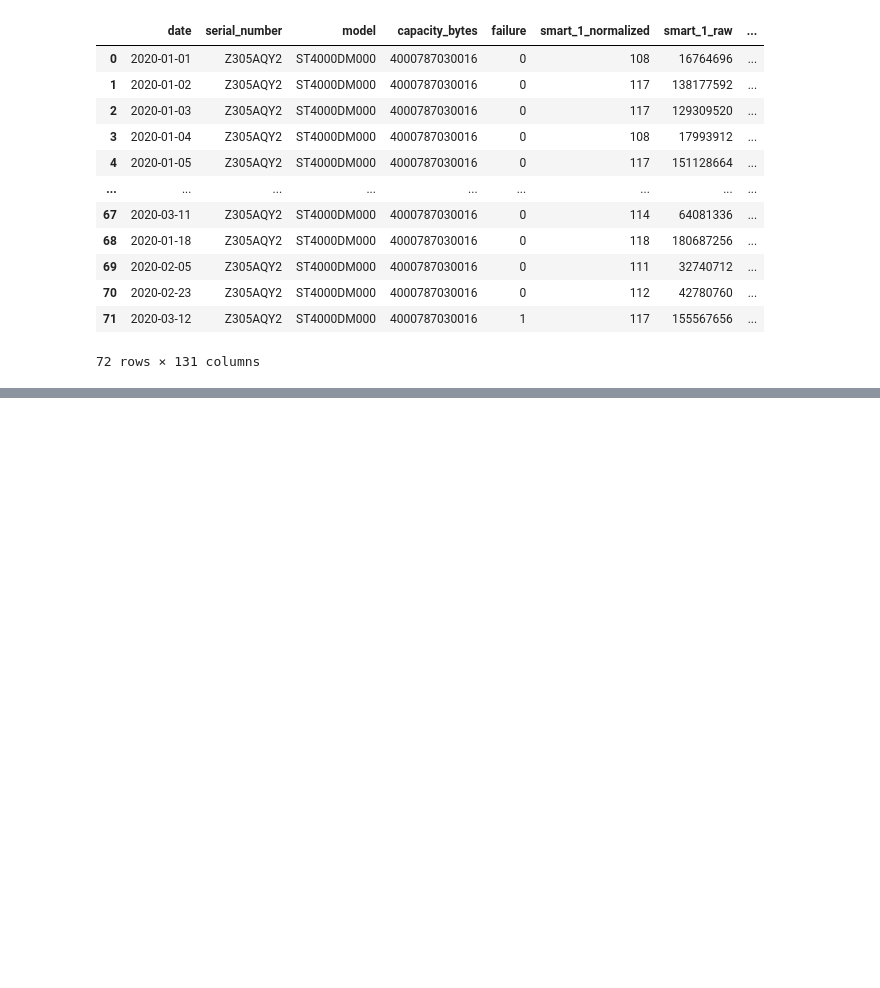
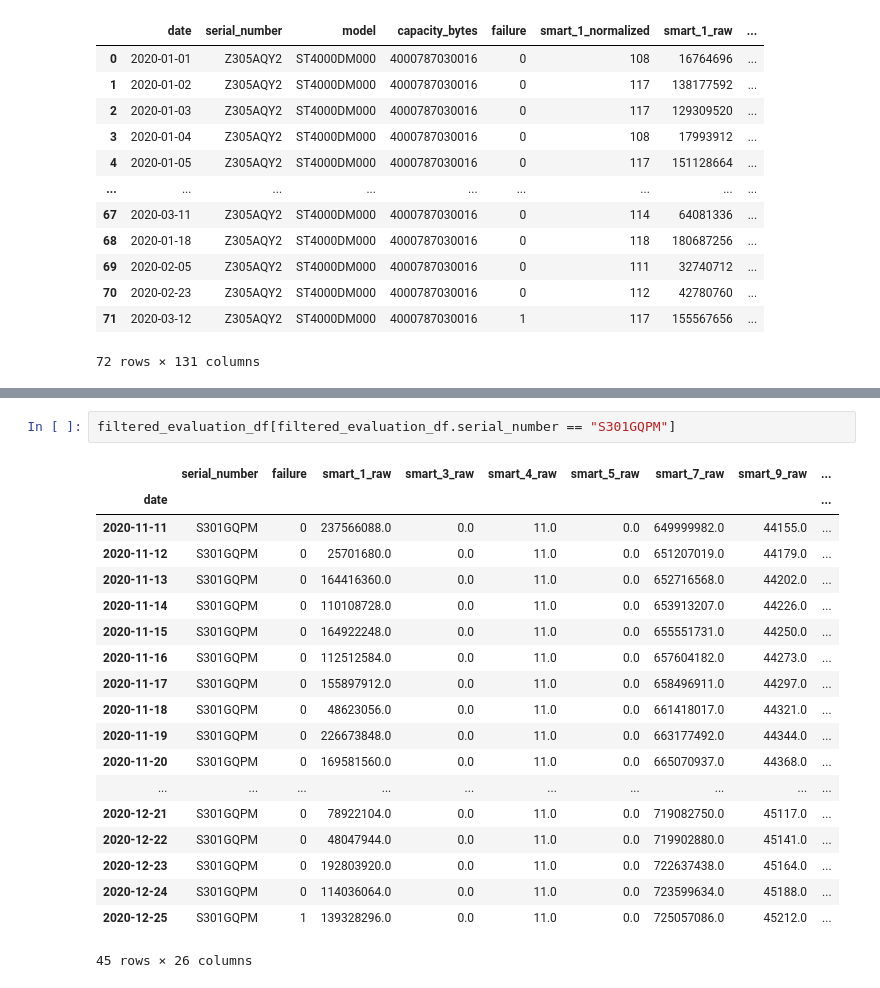
Before and after one commit to SamyDjemai/HardDriveFailurePrediction, a Jupyter notebook: analysis.ipynb, the cells around one changed output, grey strips where cells are left out. Saved outputs shown, nothing was run; the diff lists cells and outputs as text; blank space fills up the shorter version.

```diff
--- a/analysis.ipynb
+++ b/analysis.ipynb
@@ -355,0 +484,22 @@ Power-On Hours Count (smart_9_raw)
+# %%
+filtered_evaluation_df[filtered_evaluation_df.serial_number == "S301GQPM"]
+# %% [output]
+|  | serial_number | failure | smart_1_raw | smart_3_raw | smart_4_raw | smart_5_raw | smart_7_raw | smart_9_raw | ... |
+| date |  |  |  |  |  |  |  |  | ... |
+| 2020-11-11 | S301GQPM | 0 | 237566088.0 | 0.0 | 11.0 | 0.0 | 649999982.0 | 44155.0 | ... |
+| 2020-11-12 | S301GQPM | 0 | 25701680.0 | 0.0 | 11.0 | 0.0 | 651207019.0 | 44179.0 | ... |
+| 2020-11-13 | S301GQPM | 0 | 164416360.0 | 0.0 | 11.0 | 0.0 | 652716568.0 | 44202.0 | ... |
+| 2020-11-14 | S301GQPM | 0 | 110108728.0 | 0.0 | 11.0 | 0.0 | 653913207.0 | 44226.0 | ... |
+| 2020-11-15 | S301GQPM | 0 | 164922248.0 | 0.0 | 11.0 | 0.0 | 655551731.0 | 44250.0 | ... |
+| 2020-11-16 | S301GQPM | 0 | 112512584.0 | 0.0 | 11.0 | 0.0 | 657604182.0 | 44273.0 | ... |
+| 2020-11-17 | S301GQPM | 0 | 155897912.0 | 0.0 | 11.0 | 0.0 | 658496911.0 | 44297.0 | ... |
+| 2020-11-18 | S301GQPM | 0 | 48623056.0 | 0.0 | 11.0 | 0.0 | 661418017.0 | 44321.0 | ... |
+| 2020-11-19 | S301GQPM | 0 | 226673848.0 | 0.0 | 11.0 | 0.0 | 663177492.0 | 44344.0 | ... |
+| 2020-11-20 | S301GQPM | 0 | 169581560.0 | 0.0 | 11.0 | 0.0 | 665070937.0 | 44368.0 | ... |
+| ... | ... | ... | ... | ... | ... | ... | ... | ... | ... |
+| 2020-12-21 | S301GQPM | 0 | 78922104.0 | 0.0 | 11.0 | 0.0 | 719082750.0 | 45117.0 | ... |
+| 2020-12-22 | S301GQPM | 0 | 48047944.0 | 0.0 | 11.0 | 0.0 | 719902880.0 | 45141.0 | ... |
+| 2020-12-23 | S301GQPM | 0 | 192803920.0 | 0.0 | 11.0 | 0.0 | 722637438.0 | 45164.0 | ... |
+| 2020-12-24 | S301GQPM | 0 | 114036064.0 | 0.0 | 11.0 | 0.0 | 723599634.0 | 45188.0 | ... |
+| 2020-12-25 | S301GQPM | 1 | 139328296.0 | 0.0 | 11.0 | 0.0 | 725057086.0 | 45212.0 | ... |
+45 rows × 26 columns
```
Also changed, not shown: parts of 14 cells of this notebook.
